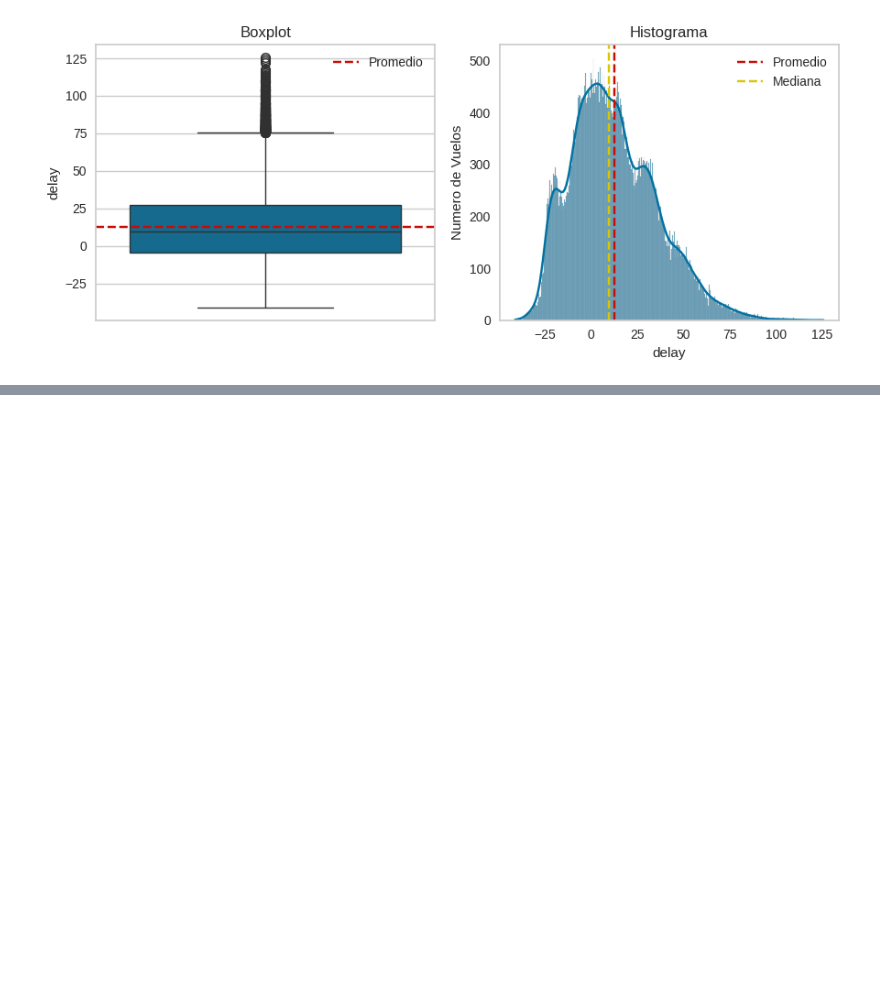
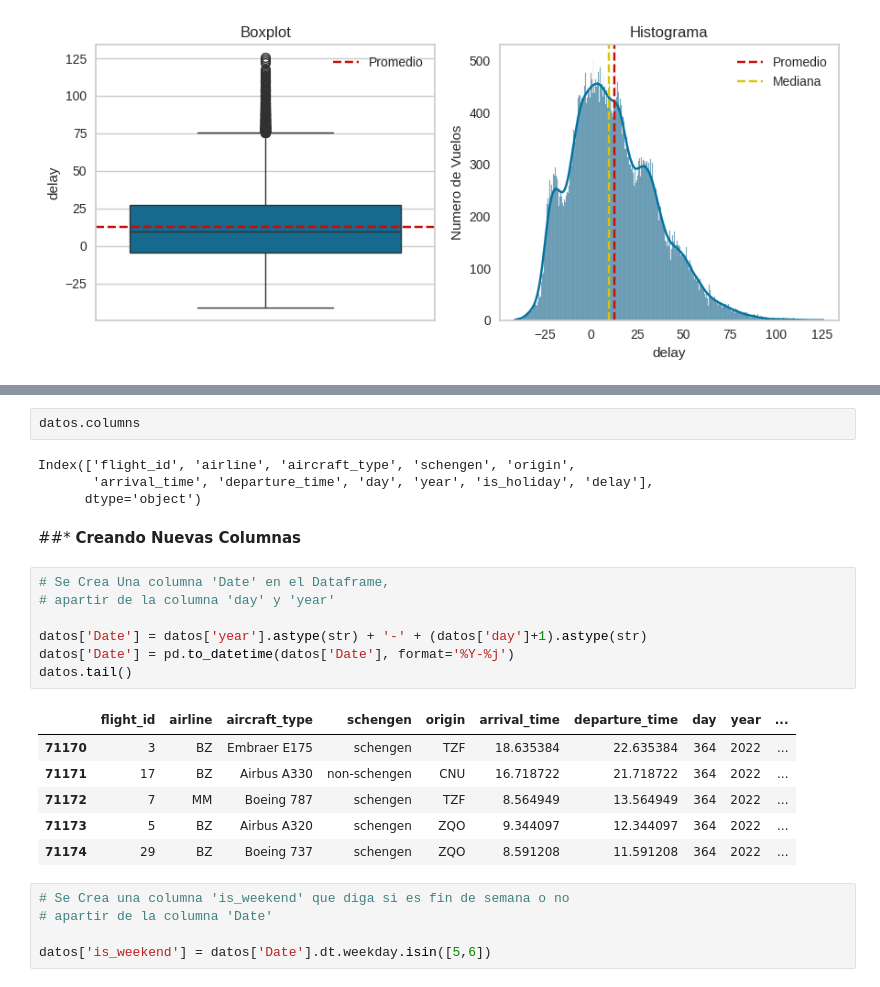
Before and after one commit to LejImkoaj/IA-aumentada, a Jupyter notebook: optimizacion_aeroportuaria.ipynb, the cells around one changed output, grey strips where cells are left out. Cells and saved outputs as stored; diff of their text form; blank space fills up the shorter version.

```diff
--- a/optimizacion_aeroportuaria.ipynb
+++ b/optimizacion_aeroportuaria.ipynb
@@ -204,0 +233,27 @@ plt.show();
+# %%
+datos.columns
+# %% [output]
+Index(['flight_id', 'airline', 'aircraft_type', 'schengen', 'origin',
+       'arrival_time', 'departure_time', 'day', 'year', 'is_holiday', 'delay'],
+      dtype='object')
+# %% [markdown]
+##* **Creando Nuevas Columnas**
+# %%
+# Se Crea Una columna 'Date' en el Dataframe,
+# apartir de la columna 'day' y 'year'
+
+datos['Date'] = datos['year'].astype(str) + '-' + (datos['day']+1).astype(str)
+datos['Date'] = pd.to_datetime(datos['Date'], format='%Y-%j')
+datos.tail()
+# %% [output]
+|  | flight_id | airline | aircraft_type | schengen | origin | arrival_time | departure_time | day | year | ... |
+| 71170 | 3 | BZ | Embraer E175 | schengen | TZF | 18.635384 | 22.635384 | 364 | 2022 | ... |
+| 71171 | 17 | BZ | Airbus A330 | non-schengen | CNU | 16.718722 | 21.718722 | 364 | 2022 | ... |
+| 71172 | 7 | MM | Boeing 787 | schengen | TZF | 8.564949 | 13.564949 | 364 | 2022 | ... |
+| 71173 | 5 | BZ | Airbus A320 | schengen | ZQO | 9.344097 | 12.344097 | 364 | 2022 | ... |
+| 71174 | 29 | BZ | Boeing 737 | schengen | ZQO | 8.591208 | 11.591208 | 364 | 2022 | ... |
+# %%
+# Se Crea una columna 'is_weekend' que diga si es fin de semana o no
+# apartir de la columna 'Date'
+
+datos['is_weekend'] = datos['Date'].dt.weekday.isin([5,6])
```
Also changed, not shown: parts of 20 cells of this notebook.
